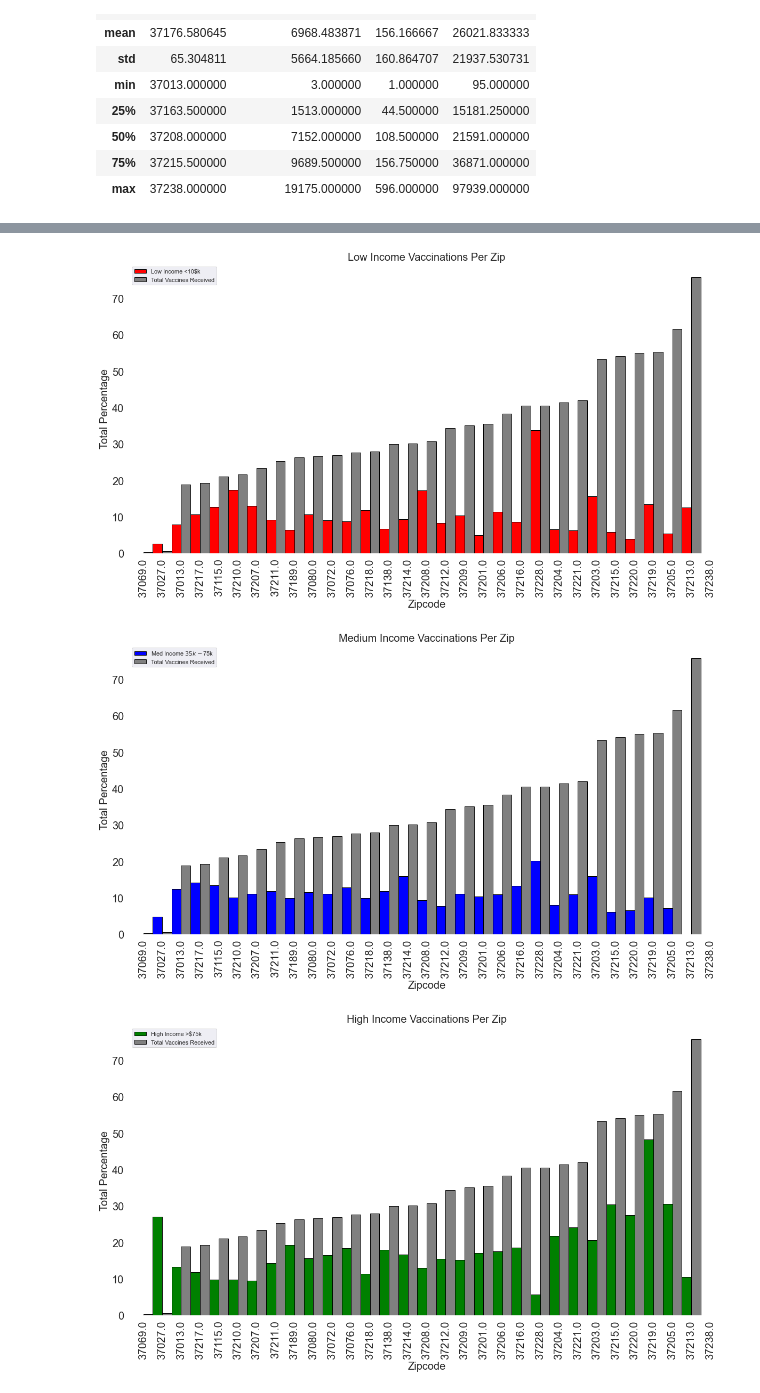
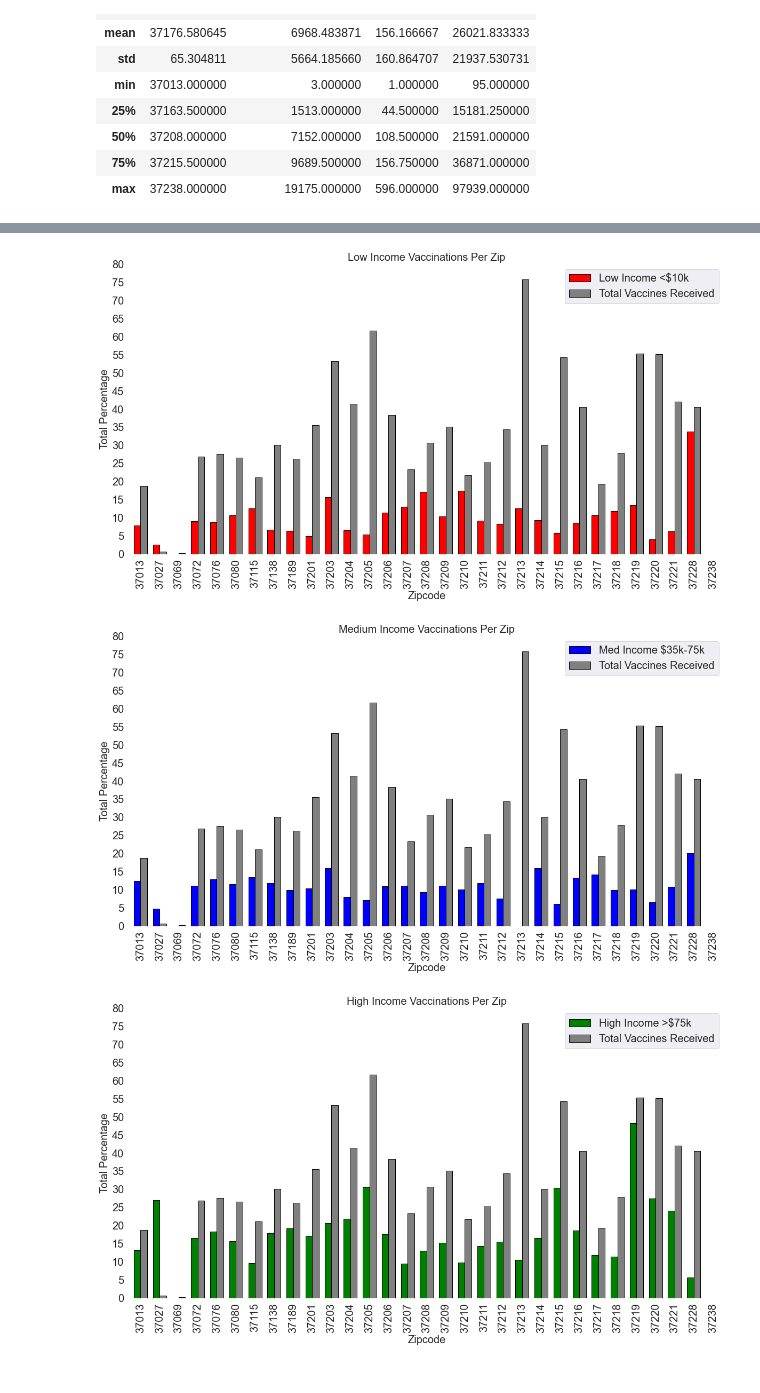
Before and after one commit to ryanhilber93/nash-covid-cases-vaccines-hot_chickens, a Jupyter notebook: data/covid_notebook.ipynb, the cells around one changed output, grey strips where cells are left out. Drawn from its saved outputs; the diff is of its cells as text; code cells hidden in the pictures.

Commit message:
5/1 second push after chart edits

```diff
--- a/data/covid_notebook.ipynb
+++ b/data/covid_notebook.ipynb
@@ -322,5 +322,6 @@ income_pop = m.merge(pop_df, on=['zipcode'], how='left')
 income_pop['low_income_total'] = income_pop['less than $10,000'] + income_pop['$15,000 to $19,999'] + income_pop['$20,000 to $24,999'] + income_pop['$25,000 to $29,999'] + income_pop['$30,000 to $34,999']
 income_pop['med_income_total'] = income_pop['$35,000 to $39,999'] + income_pop['$40,000 to $44,999'] + income_pop['$50,000 to $59,999'] + income_pop['$60,000 to $74,999']
 income_pop['high_income_total'] = income_pop['$75,000 to $99,999'] + income_pop['$100,000 to $124,999'] + income_pop['$125,000 to $149,999'] + income_pop['$150,000 to $199,999'] + income_pop['more than $200,000']
-income_pop
+income_pop['zipcode'] = income_pop['zipcode'].astype('int')
+income_pop.dtypes
 # %% [output]
@@ -372,48 +372,53 @@ income_pop
 # %%
 ## Percentage of low income plotted with percentage of people vaccinated per zipcode
 income_pop.plot(x = 'zipcode', y = ['low_income%', 'vax%'],
-kind='bar', stacked=False, color=['red', 'gray'], edgecolor='black',width =1, figsize =(20,10), fontsize=20)
+kind='bar', stacked=False, color=['red', 'gray'], edgecolor='black',width =.7, figsize =(20,10), fontsize=20)
 plt.title('Low Income Vaccinations Per Zip',fontsize=20)
 plt.xlabel('Zipcode', fontsize=20)
 plt.ylabel('Total Percentage', fontsize=20)
 ax = plt.axes()
 ax.set_facecolor("white")
-ax.legend(['Low Income <10$k', 'Total Vaccines Received'])
+ax.set_yticks(np.arange(0, 81, 5))
+ax.legend(['Low Income <$10k', 'Total Vaccines Received'], fontsize=20)
 income_pop.sort_values('vax%',ascending=True)
 plt.savefig('low_income.png')
+income_pop['zipcode'] = income_pop['zipcode'].astype('int')
 #example code below of stacking columns
 #df.plot(x="X", y=["A", "B", "C"], kind="bar")
 # %% [output]
-[figure, old version]
+[figure, new version]
 # %%
 ## Percentage of Med income plotted with percentage of people vaccinated per zipcode
 income_pop.plot(x = 'zipcode', y = ['med_income%', 'vax%'],
-kind='bar', stacked=False, color=['blue', 'gray'], edgecolor='black',width =1, figsize =(20,10), fontsize=20)
+kind='bar', stacked=False, color=['blue', 'gray'], edgecolor='black',width =.7, figsize =(20,10), fontsize=20)
 plt.title('Medium Income Vaccinations Per Zip',fontsize=20)
 plt.xlabel('Zipcode', fontsize=20)
 plt.ylabel('Total Percentage', fontsize=20)
 ax = plt.axes()
 ax.set_facecolor("white")
-ax.legend(['Med Income $35k-$75k', 'Total Vaccines Received'])
+ax.set_yticks(np.arange(0, 81, 5))
+
+ax.legend(['Med Income $35k-75k', 'Total Vaccines Received'],fontsize=20)
 income_pop.sort_values(['vax%'],ascending=True)
 plt.savefig('med_income.png')
 #example code below of stacking columns
 #df.plot(x="X", y=["A", "B", "C"], kind="bar")
 # %% [output]
-[figure, old version]
+[figure, new version]
 # %%
 ## Percentage of Med income plotted with percentage of people vaccinated per zipcode
 income_pop.plot(x = 'zipcode', y = ['high_income%', 'vax%'],
-kind='bar', stacked=False, color=['green', 'gray'], edgecolor='black',width =1, figsize =(20,10), fontsize=20)
+kind='bar', stacked=False, color=['green', 'gray'], edgecolor='black',width =.7, figsize =(20,10), fontsize=20)
 plt.title('High Income Vaccinations Per Zip',fontsize=20)
 plt.xlabel('Zipcode', fontsize=20)
 plt.ylabel('Total Percentage', fontsize=20)
 ax = plt.axes()
 ax.set_facecolor("white")
-ax.legend(['High Income >$75k', 'Total Vaccines Received'])
+ax.set_yticks(np.arange(0, 81, 5))
+ax.legend(['High Income >$75k', 'Total Vaccines Received'],fontsize=20)
 income_pop.sort_values('vax%',ascending=True)
 plt.savefig('high_income.png')
 #example code below of stacking columns
 #df.plot(x="X", y=["A", "B", "C"], kind="bar")
 # %% [output]
-[figure, old version]
+[figure, new version]
```
Also changed, not shown: parts of 2 cells of this notebook, 3 other files.
